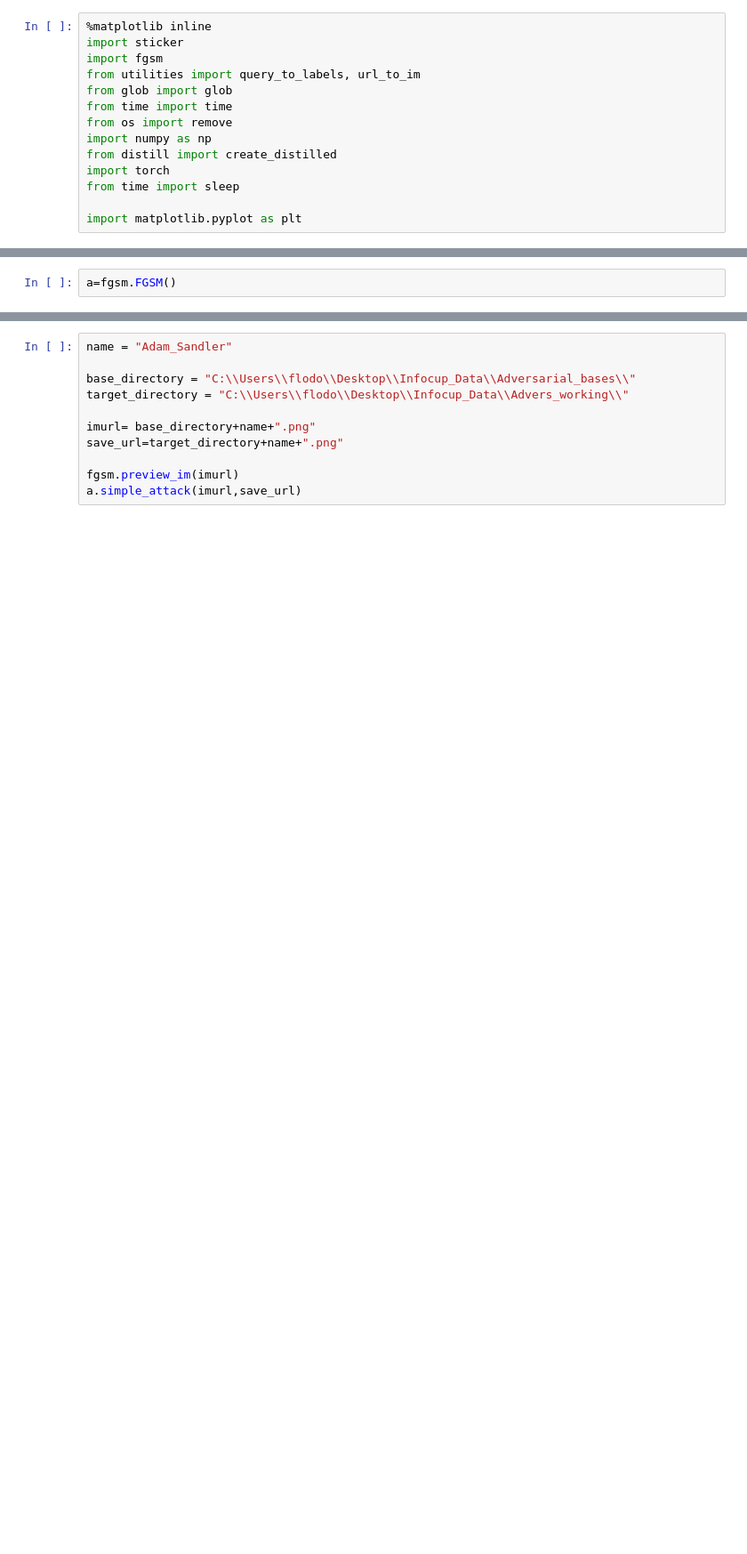
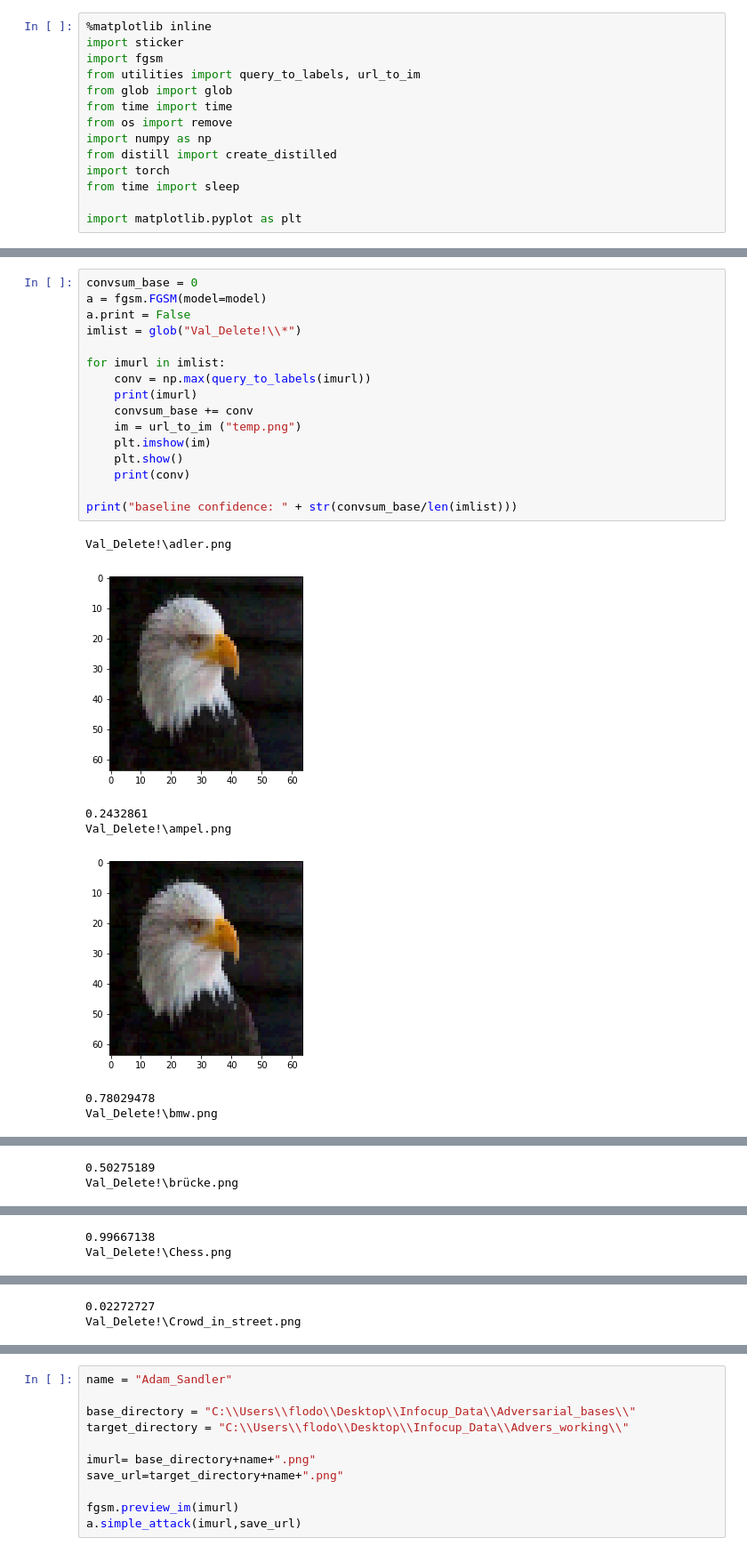
Before and after one commit to flodorner/Infocup_final, a Jupyter notebook: Test.ipynb, the cells around one changed output, grey strips where cells are left out. Shown at 89% size. Cells and saved outputs as stored; diff of their text form; blank space fills up the shorter version.

```diff
--- a/Test.ipynb
+++ b/Test.ipynb
@@ -56,2 +49,24 @@ fgsm_test(model)
-# %%
-a=fgsm.FGSM()
+# %%
+convsum_base = 0
+a = fgsm.FGSM(model=model)
+a.print = False
+imlist = glob("Val_Delete!\\*")
+
+for imurl in imlist:
+    conv = np.max(query_to_labels(imurl))
+    print(imurl)
+    convsum_base += conv
+    im = url_to_im ("temp.png")
+    plt.imshow(im)
+    plt.show()
+    print(conv)
+
+print("baseline confidence: " + str(convsum_base/len(imlist)))
+# %% [output]
+Val_Delete!\adler.png
+[figure, added]
+0.2432861
+Val_Delete!\ampel.png
+[figure, added]
+0.78029478
+Val_Delete!\bmw.png
@@ -57,0 +74,2 @@ a=fgsm.FGSM()
+0.50275189
+Val_Delete!\brücke.png
@@ -57,0 +77,2 @@ a=fgsm.FGSM()
+0.99667138
+Val_Delete!\Chess.png
@@ -57,0 +80,2 @@ a=fgsm.FGSM()
+0.02272727
+Val_Delete!\Crowd_in_street.png
```
Also changed, not shown: parts of 5 cells of this notebook, 5 other files.
